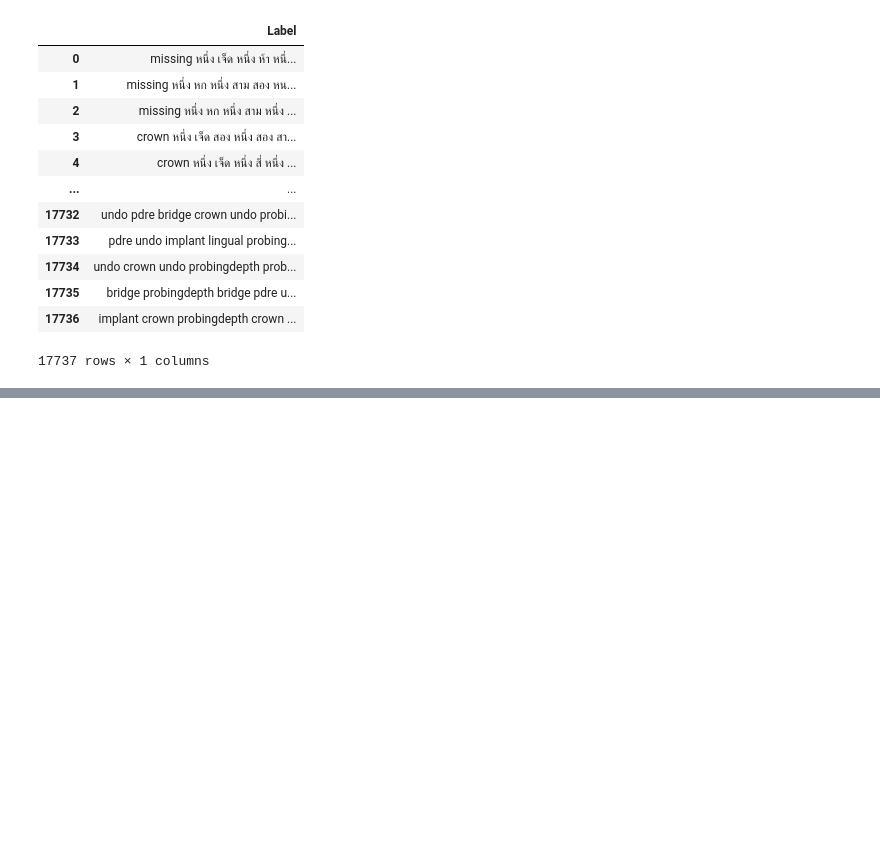
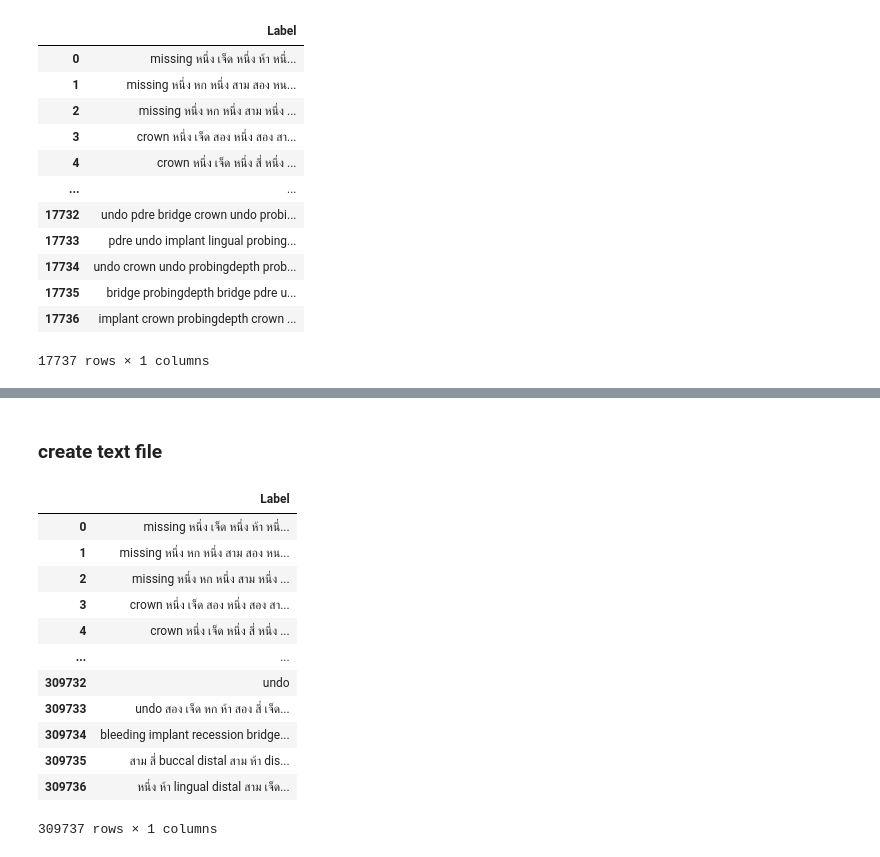
Before and after one commit to gotnps/retune, a Jupyter notebook: dent/generateLmData.ipynb, the cells around one changed output, grey strips where cells are left out. Drawn from its saved outputs; the diff is of its cells as text; code cells hidden in the pictures; blank space fills up the shorter version.

```diff
--- a/dent/generateLmData.ipynb
+++ b/dent/generateLmData.ipynb
@@ -294,0 +617,3 @@ df
+# %%
+df = pd.read_csv(file_path)
+df
@@ -294,0 +634,2 @@ df
+# %%
+df.drop(columns=['File ID'], inplace=True)
@@ -294,0 +1077,5 @@ df
+# %%
+def gen_commands():
+    commands = ['implant', 'mgj', 'pdre', 'undo', 'probingdepth', 'bleeding', 'crown', 'recession', 'mobility', 'bridge', 'missing', 'suppuration', 'furcation']
+    k = random.randint(8,11)
+    return ' '.join(random.choices(commands, k=k))
@@ -294,0 +1112,48 @@ df
+# %% [markdown]
+### create text file
+# %%
+add_list = []
+for _ in range(1000) :
+    add_list.append(gen_type1('missing'))
+    add_list.append(gen_type1('crown'))
+    add_list.append(gen_type1('implant'))
+    add_list.append(gen_type1('implant'))
+    add_list.append(gen_bridge())
+    add_list.append(gen_pdre(0))
+    add_list.append(gen_pdre(1))
+    add_list.append(gen_type3(['pd', 0]))
+    add_list.append(gen_type3(['pd', 1]))
+    add_list.append(gen_type3(['pd', 0]))
+    add_list.append(gen_type3(['pd', 1]))
+    add_list.append(gen_type3(['re', 0]))
+    add_list.append(gen_type3(['re', 1]))
+    add_list.append(gen_mgj())
+    add_list.append(gen_bop_sup_1('bleeding'))
+    add_list.append(gen_bop_sup_1('suppuration'))
+    add_list.append(gen_bop_sup_1('suppuration'))
+    add_list.append(gen_mo('mobility'))
+    add_list.append(gen_mo('mobility'))
+    add_list.append(gen_fur())
+    add_list.append(gen_undo(True))
+    add_list.append(gen_undo(False))
+    add_list.append(gen_commands())
+    add_list.append(gen_sides())
+    add_list.append(gen_sides())
+# %%
+df1 = pd.DataFrame({'Label' : add_list})
+df = pd.concat([df, df1], ignore_index=True)
+df
+# %% [output]
+|  | Label |
+| 0 | missing หนึ่ง เจ็ด หนึ่ง ห้า หนึ่... |
+| 1 | missing หนึ่ง หก หนึ่ง สาม สอง หน... |
+| 2 | missing หนึ่ง หก หนึ่ง สาม หนึ่ง ... |
+| 3 | crown หนึ่ง เจ็ด สอง หนึ่ง สอง สา... |
+| 4 | crown หนึ่ง เจ็ด หนึ่ง สี่ หนึ่ง ... |
+| ... | ... |
+| 309732 | undo |
+| 309733 | undo สอง เจ็ด หก ห้า สอง สี่ เจ็ด... |
+| 309734 | bleeding implant recession bridge... |
+| 309735 | สาม สี่ buccal distal สาม ห้า dis... |
+| 309736 | หนึ่ง ห้า lingual distal สาม เจ็ด... |
+309737 rows × 1 columns
```
Also changed, not shown: parts of 45 cells of this notebook, 47 other files.
